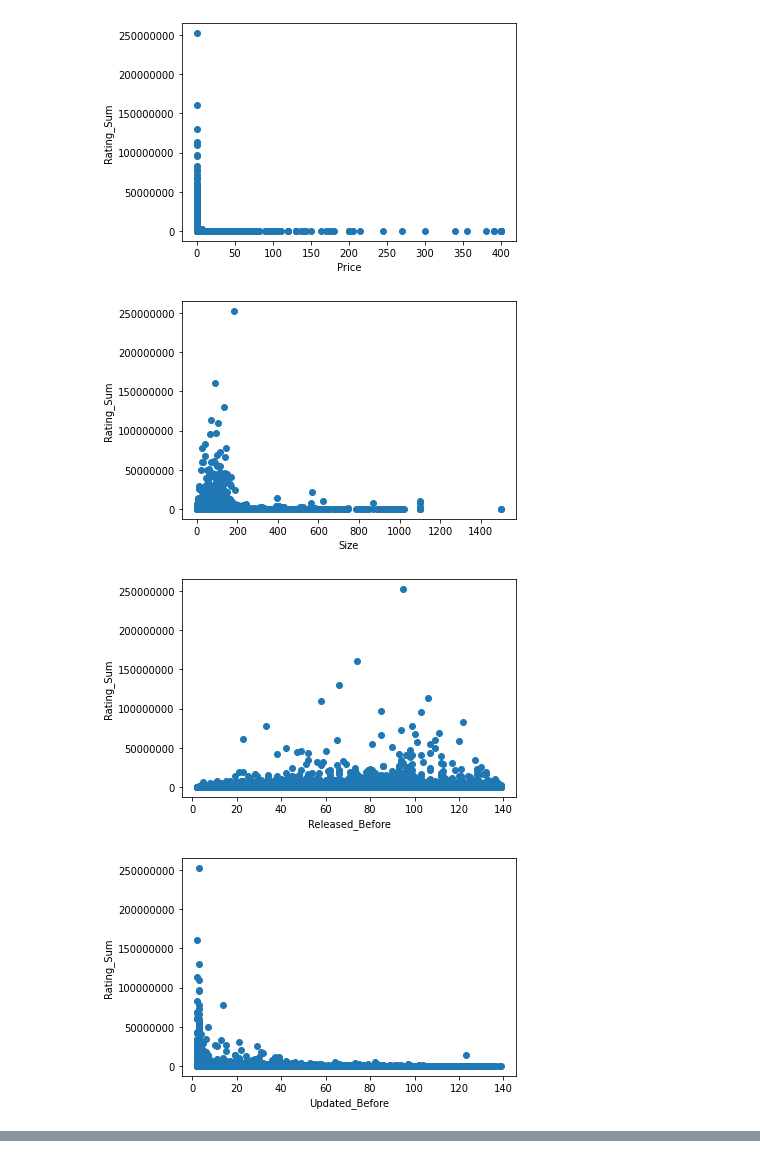
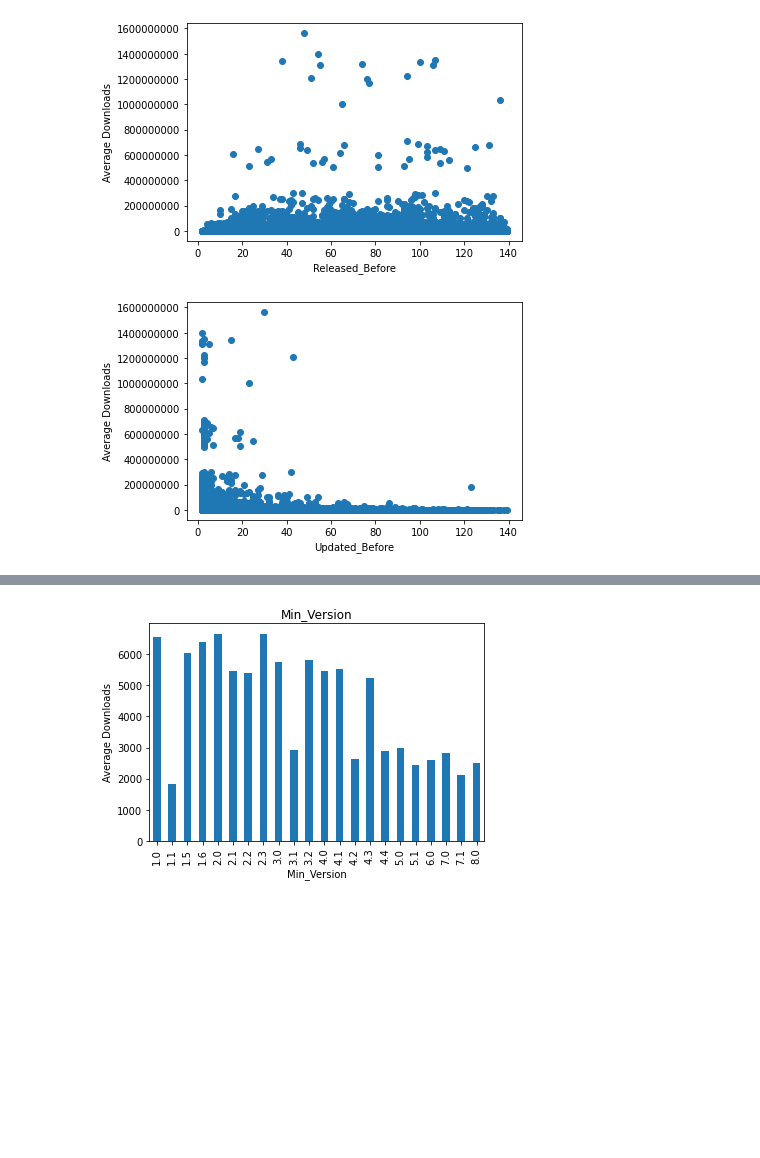
Before and after one commit to Nithish1201/Success_prediction_of_app, a Jupyter notebook: EDA.ipynb, the cells around one changed output, grey strips where cells are left out. Drawn from its saved outputs; the diff is of its cells as text; code cells hidden in the pictures; blank space fills up the shorter version.

```diff
--- a/EDA.ipynb
+++ b/EDA.ipynb
@@ -67,0 +85,4 @@ dtype: object
+# %%
+data['Average_Downloads'] = np.round(data['Min_Downloads'] +((data['Max_Downloads'] - data['Min_Downloads'])/2),0)
+data.drop(['Rating','Rating_Count','Min_Downloads','Max_Downloads','DeveloperId'],1,inplace=True)
+data
@@ -67,0 +103,4 @@ dtype: object
+# %%
+data["Rating_Sum"] = data['Rating_Sum'].astype(int)
+# %%
+data["Average_Downloads"] = data['Average_Downloads'].astype(int)
@@ -86,12 +126,11 @@ data["Rating_Sum"].hist(bins = 25)
 # %%
-for feature in continuous_feature:
-    plt.scatter(data[feature],data['Rating_Sum'])
+
+for feature in ['Released_Before','Updated_Before']:
+    plt.scatter(data[feature],data['Average_Downloads'])
     plt.xlabel(feature)
-    plt.ylabel('Rating_Sum')
+    plt.ylabel('Average Downloads')
     plt.ticklabel_format(useOffset=False,style='Plain')
     plt.show()
 # %% [output]
-[figure, old version]
+[figure, new version]
-[figure, old version]
+[figure, new version]
-[figure, removed]
-[figure, removed]
@@ -100,0 +137,9 @@ for feature in continuous_feature:
+# %%
+for feature in discreate_feature:
+    data.groupby(feature)['Average_Downloads'].median().plot.bar()
+    plt.xlabel(feature)
+    plt.ylabel('Average Downloads')
+    plt.title(feature)
+    plt.show()
+# %% [output]
+[figure, added]
```
Also changed, not shown: parts of 20 cells of this notebook, 1 other file.
